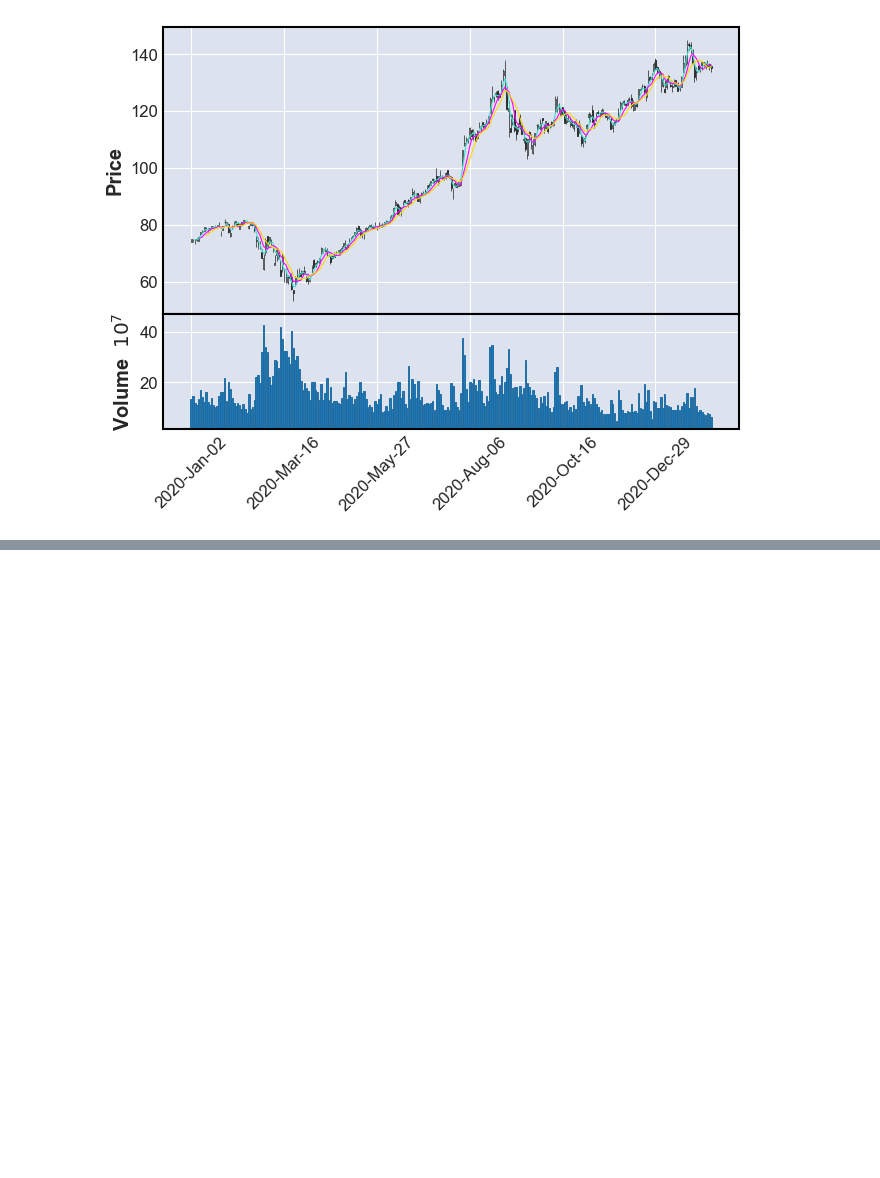
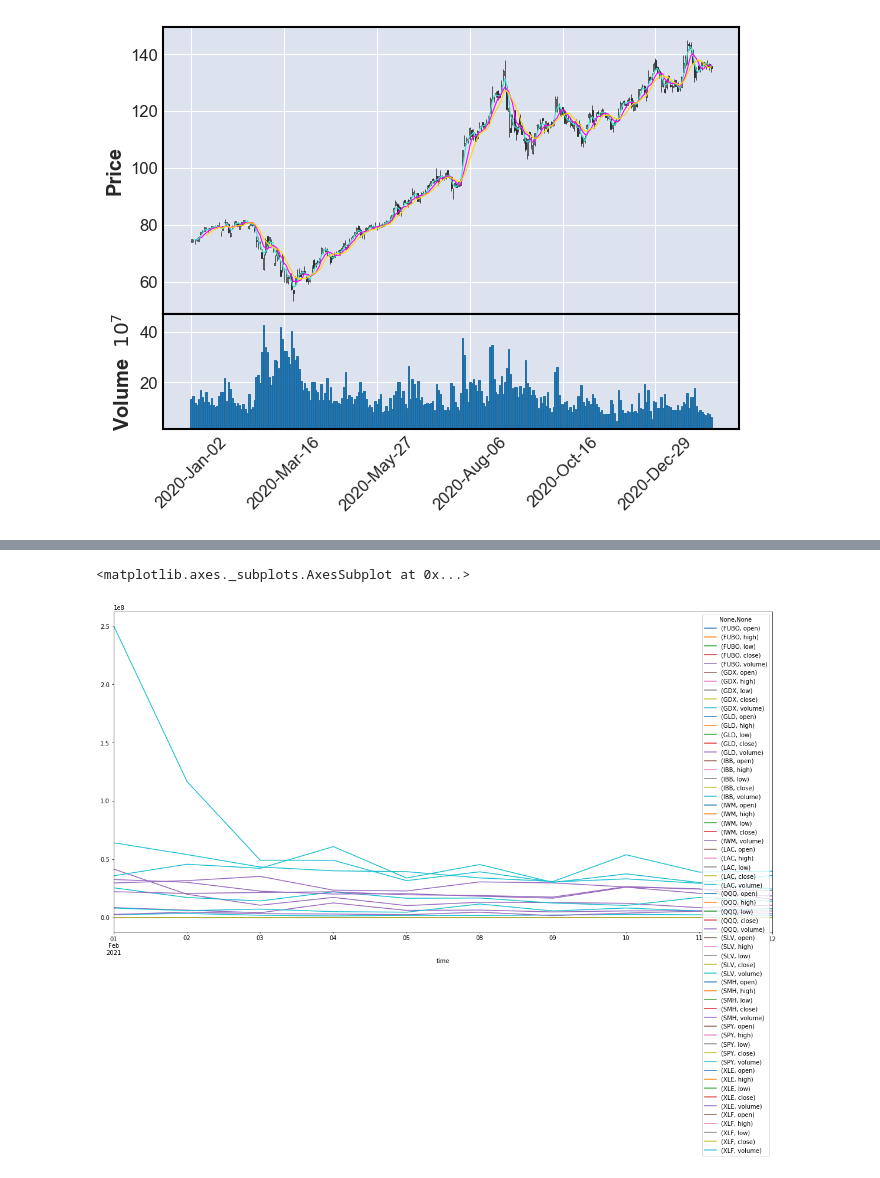
Before and after one commit to absahir/D.E.G.A._StockScreener, a Jupyter notebook: PseudoCode.ipynb, the cells around one changed output, grey strips where cells are left out. Cells and saved outputs as stored; diff of their text form; code cells hidden in the pictures; blank space fills up the shorter version.

```diff
--- a/PseudoCode.ipynb
+++ b/PseudoCode.ipynb
@@ -345,0 +1051,5 @@ mpf.plot(df,type='candle',mav=(3,6,9),volume=True)
+# %%
+df_portfolio.plot(figsize = (20,10))
+# %% [output]
+<matplotlib.axes._subplots.AxesSubplot at 0x...>
+[figure, added]
```
Also changed, not shown: parts of 146 cells of this notebook, 6 other files.
